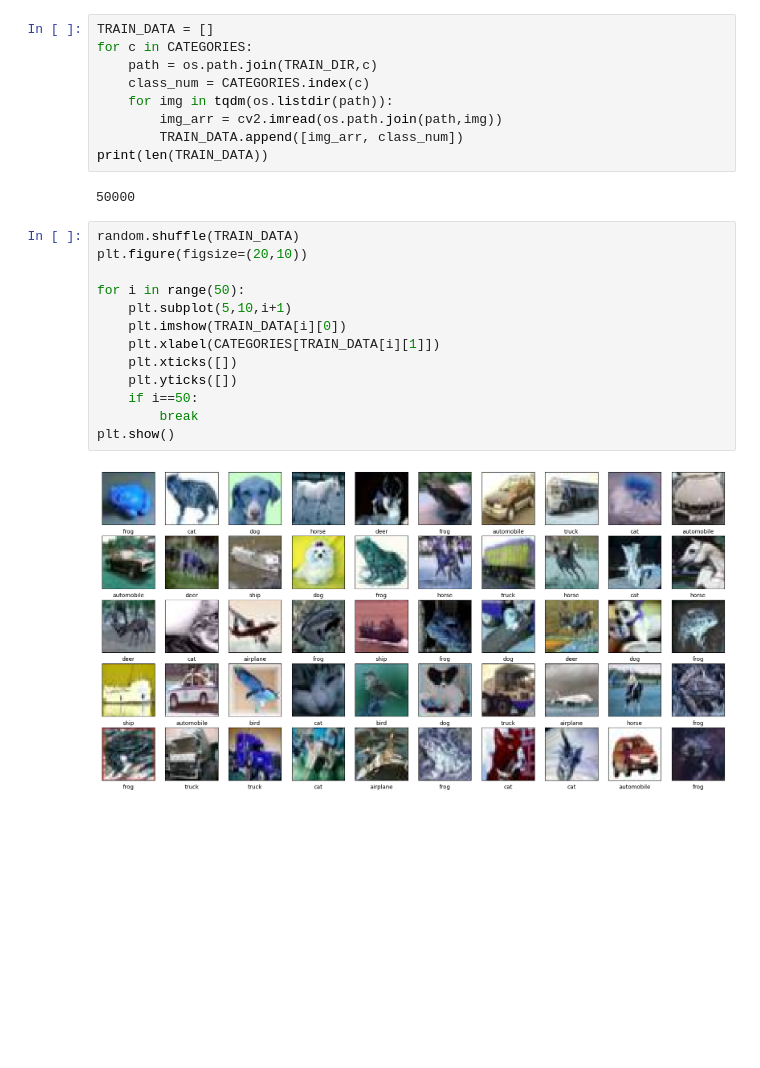
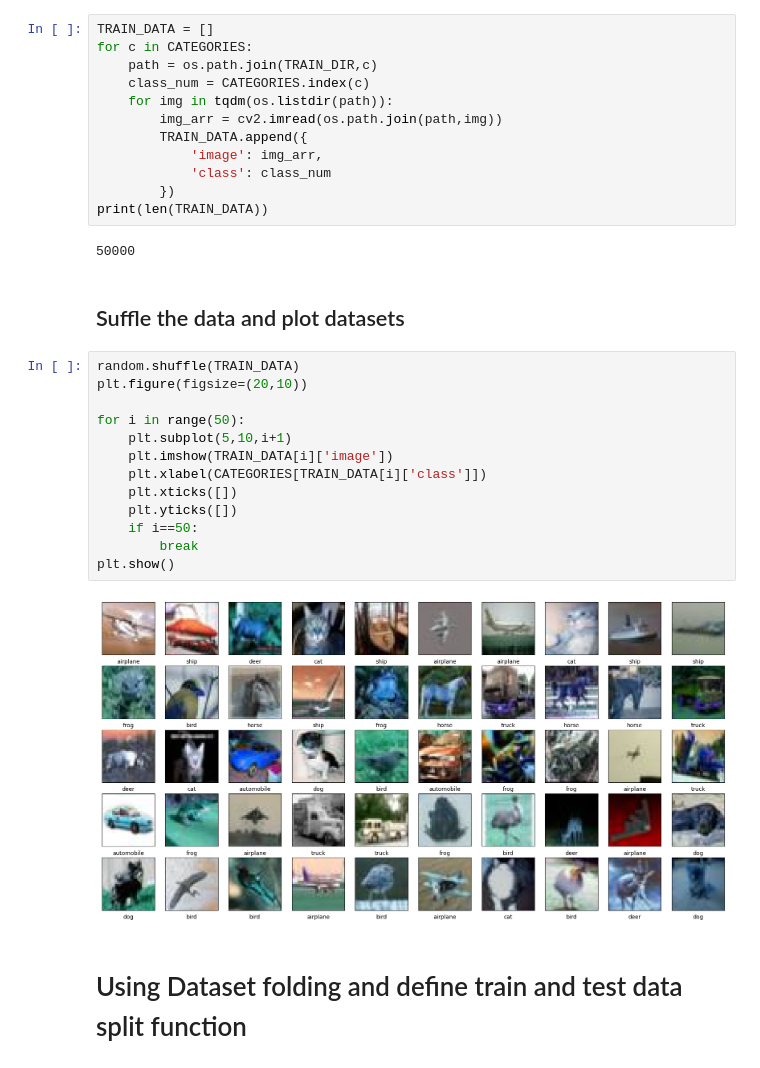
Before and after one commit to LitHaxor/COE4234-CVPR-SPRING-22-23, a Jupyter notebook: mid/1.a-knn-assignment.ipynb, the cells around one changed output. Cells and saved outputs as stored; diff of their text form; blank space fills up the shorter version.

```diff
--- a/mid/1.a-knn-assignment.ipynb
+++ b/mid/1.a-knn-assignment.ipynb
@@ -20,23 +24,30 @@ for c in CATEGORIES:
     class_num = CATEGORIES.index(c)
     for img in tqdm(os.listdir(path)):
         img_arr = cv2.imread(os.path.join(path,img))
-        TRAIN_DATA.append([img_arr, class_num])
+        TRAIN_DATA.append({
+            'image': img_arr,
+            'class': class_num
+        })
 print(len(TRAIN_DATA))
 # %% [output]
 50000
+# %% [markdown]
+## Suffle the data and plot datasets
 # %%
 random.shuffle(TRAIN_DATA)
 plt.figure(figsize=(20,10))
 
 for i in range(50):
     plt.subplot(5,10,i+1)
-    plt.imshow(TRAIN_DATA[i][0])
-    plt.xlabel(CATEGORIES[TRAIN_DATA[i][1]])
+    plt.imshow(TRAIN_DATA[i]['image'])
+    plt.xlabel(CATEGORIES[TRAIN_DATA[i]['class']])
     plt.xticks([])
     plt.yticks([])
     if i==50:
         break
 plt.show()
 # %% [output]
-[figure, old version]
+[figure, new version]
+# %% [markdown]
+# Using Dataset folding and define train and test data split function
 # %%
```
Also changed, not shown: parts of 13 cells of this notebook, 1 other file.
